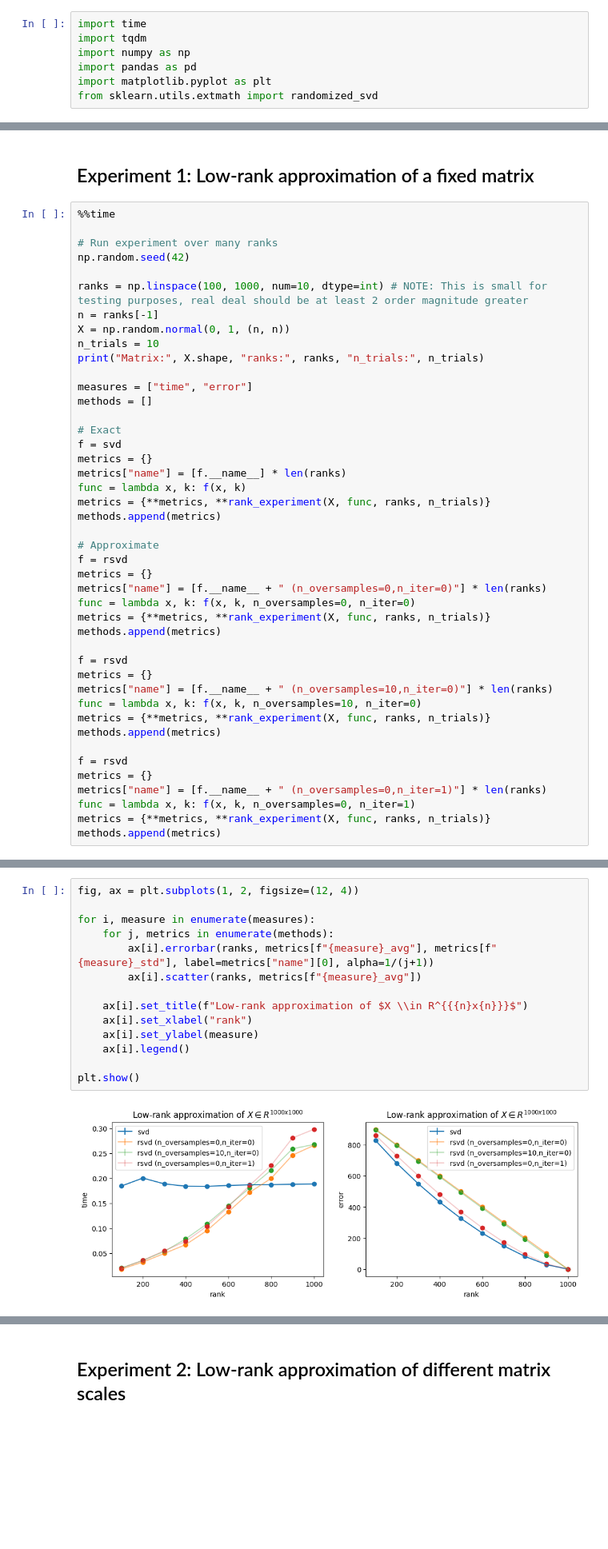
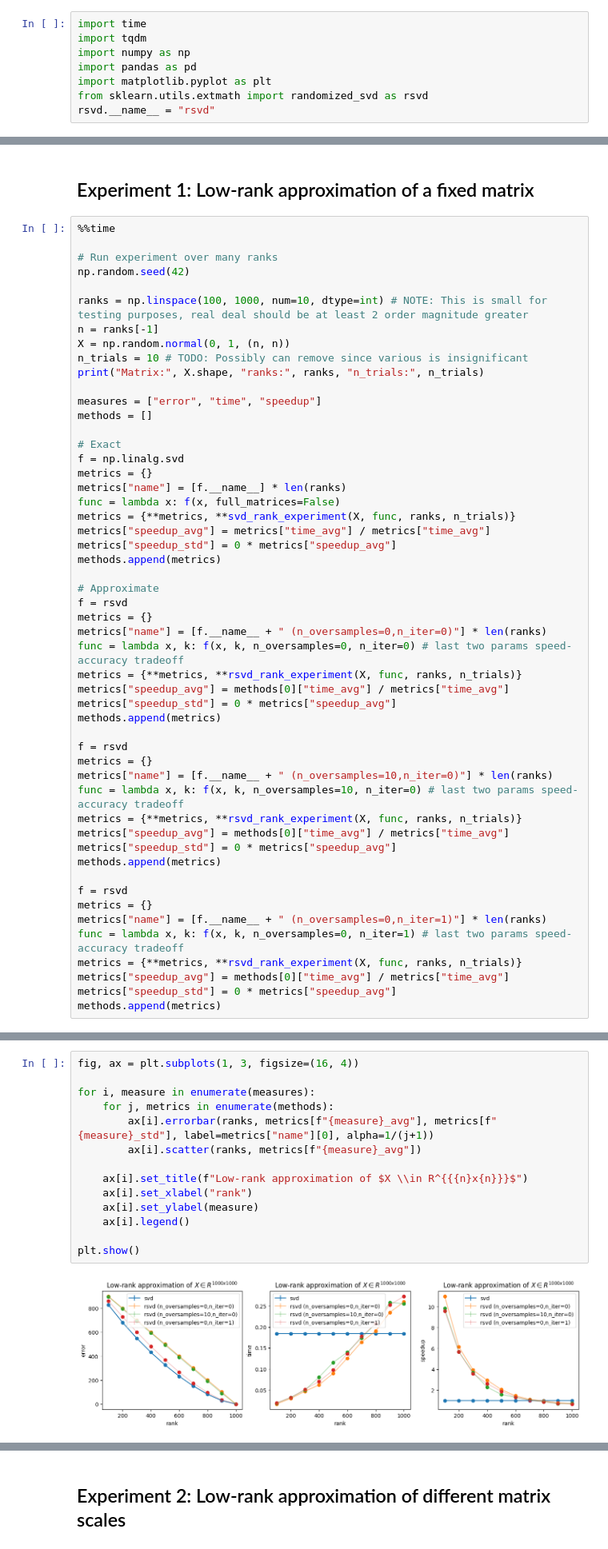
Before and after one commit to bhdsc/rNLA, a Jupyter notebook: rsvd.ipynb, the cells around one changed output, grey strips where cells are left out. Shown: that part at 80% size. Cells and saved outputs as stored; diff of their text form; blank space fills up the shorter version.

Commit message:
speedup

```diff
--- a/rsvd.ipynb
+++ b/rsvd.ipynb
@@ -4,4 +4,5 @@ import tqdm
 import numpy as np
 import pandas as pd
 import matplotlib.pyplot as plt
-from sklearn.utils.extmath import randomized_svd
+from sklearn.utils.extmath import randomized_svd as rsvd
+rsvd.__name__ = "rsvd"
@@ -67,40 +73,48 @@ np.random.seed(42)
 ranks = np.linspace(100, 1000, num=10, dtype=int) # NOTE: This is small for testing purposes, real deal should be at least 2 order magnitude greater
 n = ranks[-1]
 X = np.random.normal(0, 1, (n, n))
-n_trials = 10
+n_trials = 10 # TODO: Possibly can remove since various is insignificant
 print("Matrix:", X.shape, "ranks:", ranks, "n_trials:", n_trials)
 
-measures = ["time", "error"]
+measures = ["error", "time", "speedup"]
 methods = []
 
 # Exact
-f = svd
+f = np.linalg.svd
 metrics = {}
 metrics["name"] = [f.__name__] * len(ranks)
-func = lambda x, k: f(x, k)
-metrics = {**metrics, **rank_experiment(X, func, ranks, n_trials)}
+func = lambda x: f(x, full_matrices=False)
+metrics = {**metrics, **svd_rank_experiment(X, func, ranks, n_trials)}
+metrics["speedup_avg"] = metrics["time_avg"] / metrics["time_avg"]
+metrics["speedup_std"] = 0 * metrics["speedup_avg"]
 methods.append(metrics)
 
 # Approximate
 f = rsvd
 metrics = {}
 metrics["name"] = [f.__name__ + " (n_oversamples=0,n_iter=0)"] * len(ranks)
-func = lambda x, k: f(x, k, n_oversamples=0, n_iter=0)
-metrics = {**metrics, **rank_experiment(X, func, ranks, n_trials)}
+func = lambda x, k: f(x, k, n_oversamples=0, n_iter=0) # last two params speed-accuracy tradeoff
+metrics = {**metrics, **rsvd_rank_experiment(X, func, ranks, n_trials)}
+metrics["speedup_avg"] = methods[0]["time_avg"] / metrics["time_avg"]
+metrics["speedup_std"] = 0 * metrics["speedup_avg"]
 methods.append(metrics)
 
 f = rsvd
 metrics = {}
 metrics["name"] = [f.__name__ + " (n_oversamples=10,n_iter=0)"] * len(ranks)
-func = lambda x, k: f(x, k, n_oversamples=10, n_iter=0)
-metrics = {**metrics, **rank_experiment(X, func, ranks, n_trials)}
+func = lambda x, k: f(x, k, n_oversamples=10, n_iter=0) # last two params speed-accuracy tradeoff
+metrics = {**metrics, **rsvd_rank_experiment(X, func, ranks, n_trials)}
+metrics["speedup_avg"] = methods[0]["time_avg"] / metrics["time_avg"]
+metrics["speedup_std"] = 0 * metrics["speedup_avg"]
 methods.append(metrics)
 
 f = rsvd
 metrics = {}
 metrics["name"] = [f.__name__ + " (n_oversamples=0,n_iter=1)"] * len(ranks)
-func = lambda x, k: f(x, k, n_oversamples=0, n_iter=1)
-metrics = {**metrics, **rank_experiment(X, func, ranks, n_trials)}
+func = lambda x, k: f(x, k, n_oversamples=0, n_iter=1) # last two params speed-accuracy tradeoff
+metrics = {**metrics, **rsvd_rank_experiment(X, func, ranks, n_trials)}
+metrics["speedup_avg"] = methods[0]["time_avg"] / metrics["time_avg"]
+metrics["speedup_std"] = 0 * metrics["speedup_avg"]
 methods.append(metrics)
 # %% [output]
 Matrix: (1000, 1000) ranks: [ 100  200  300  400  500  600  700  800  900 1000] n_trials: 10
@@ -109,19 +123,19 @@ Wall time: 59.5 s
 # %%
-fig, ax = plt.subplots(1, 2, figsize=(12, 4))
+fig, ax = plt.subplots(1, 3, figsize=(16, 4))
 
 for i, measure in enumerate(measures):
     for j, metrics in enumerate(methods):
         ax[i].errorbar(ranks, metrics[f"{measure}_avg"], metrics[f"{measure}_std"], label=metrics["name"][0], alpha=1/(j+1))
         ax[i].scatter(ranks, metrics[f"{measure}_avg"])
 
     ax[i].set_title(f"Low-rank approximation of $X \\in R^{{{n}x{n}}}$")
     ax[i].set_xlabel("rank")
     ax[i].set_ylabel(measure)
     ax[i].legend()
 
 plt.show()
 # %% [output]
-[figure, old version]
+[figure, new version]
 # %%
 df = pd.DataFrame(methods)
 df = df.explode(df.columns.tolist())
```
Also changed, not shown: parts of 5 cells of this notebook.
